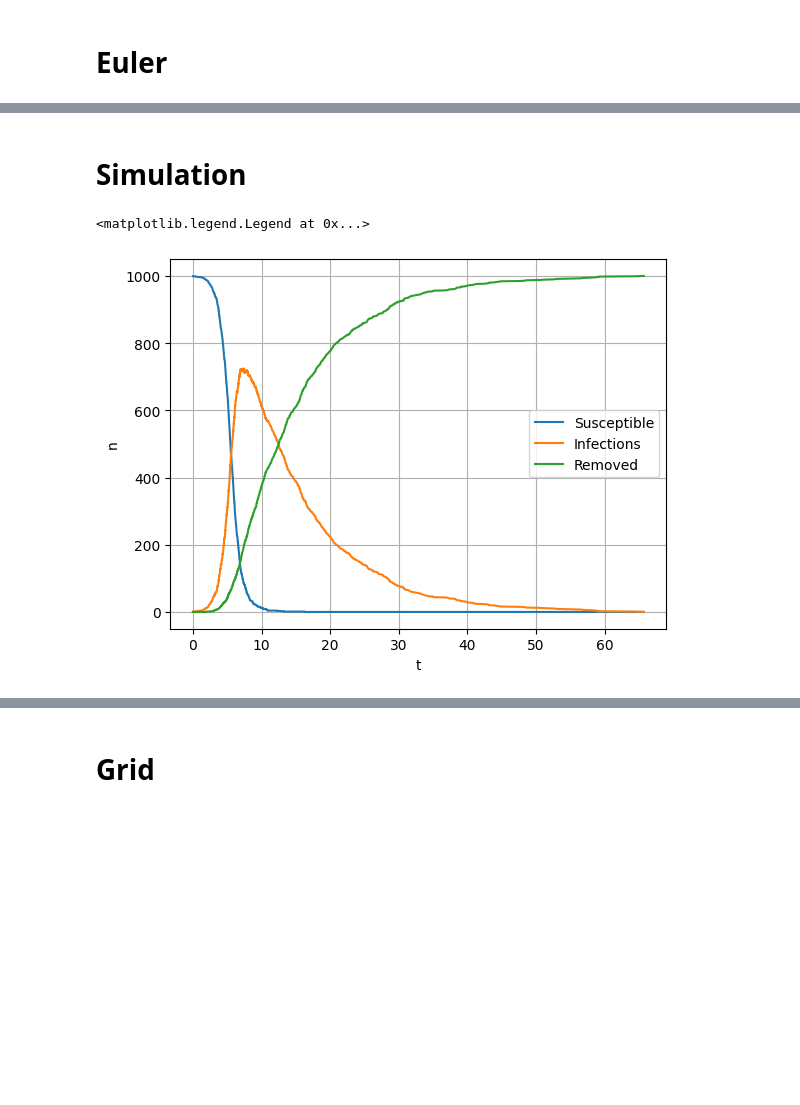
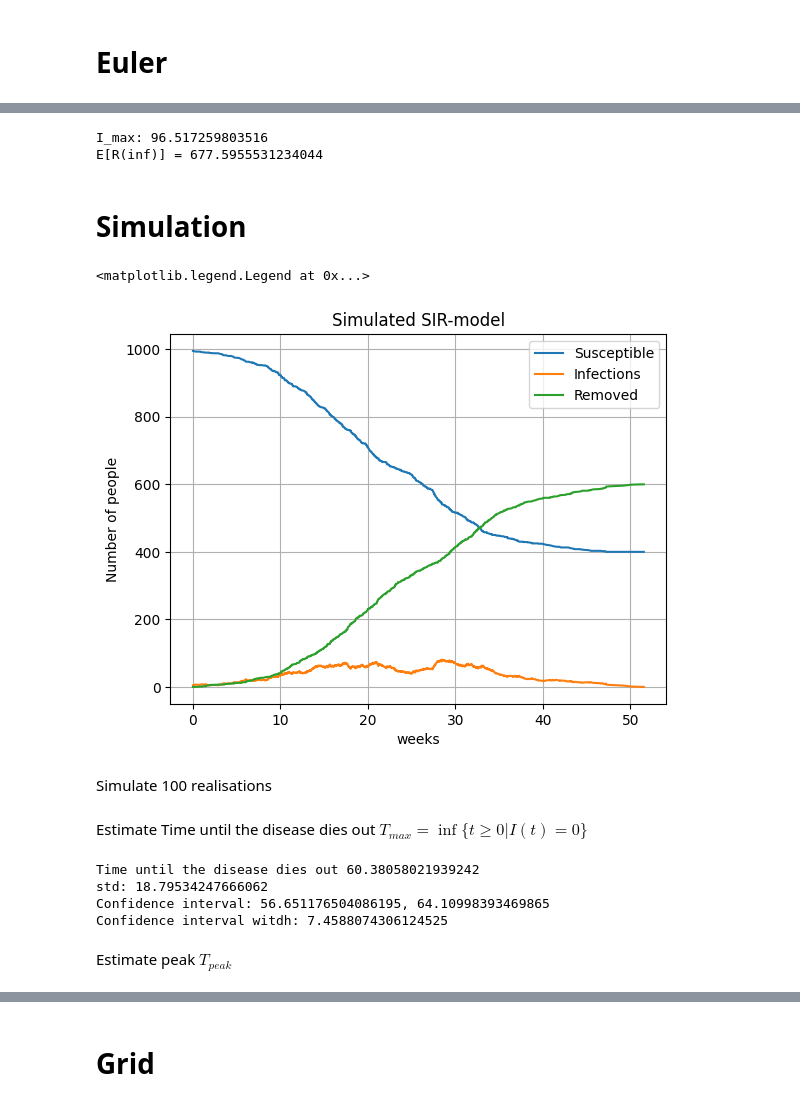
Before and after one commit to s224399/Stoc_sim_2k26, a Jupyter notebook: Project_2/Project_2_sir_Marius.ipynb, the cells around one changed output, grey strips where cells are left out. Drawn from its saved outputs; the diff is of its cells as text; code cells hidden in the pictures; blank space fills up the shorter version.

```diff
--- a/Project_2/Project_2_sir_Marius.ipynb
+++ b/Project_2/Project_2_sir_Marius.ipynb
@@ -4,20 +5,20 @@ import matplotlib.pyplot as plt
 # %% [markdown]
 # Euler
 # %%
-S = [1_000]   # Number of susceptible individuals
-I = [1]       # Number of infectious individuals
+S = [995]   # Number of susceptible individuals
+I = [5]       # Number of infectious individuals
 R = [0]       # Number of removed (and immune) or deceased individuals
 N = [S[0] + I[0] + R[0]]
 
 # Parameters
-beta = 1.4      # Infection rate
-gamma = 0.1     # Recovery rate
+beta = 0.5      # Infection rate
+gamma = 0.3     # Recovery rate
 
 # other
 rng = np.random.default_rng(30)
-iter_max = 10_000
+iter_max = 65000
 
-dt = 0.01
+dt = 0.001
 for t in range(iter_max):
     # Get Parameters
     St = S[t]
@@ -45,3 +51,9 @@ plt.plot(np.cumsum(dt*np.ones(10_001)),R)
+# %%
+print(f"I_max: {np.max(I)}")
+print(f"E[R(inf)] = {R[-1]}")
+# %% [output]
+I_max: 96.517259803516
+E[R(inf)] = 677.5955531234044
 # %% [markdown]
 # Simulation
 # %%
@@ -100,11 +116,15 @@ while True:
 # %%
+S,I,R,N,T = simple_sir(0.5, 0.3, seed=30)
 plt.plot(T,S, label="Susceptible")
 plt.plot(T,I, label="Infections")
 plt.plot(T, R, label="Removed")
 plt.grid()
-plt.xlabel("t")
-plt.ylabel("n")
+plt.title("Simulated SIR-model")
+plt.xlabel("weeks")
+plt.ylabel("Number of people")
 plt.legend()
 # %% [output]
 <matplotlib.legend.Legend at 0x...>
-[figure, old version]
+[figure, new version]
+# %% [markdown]
+Simulate 100 realisations
@@ -110,0 +142,32 @@ plt.legend()
+# %% [markdown]
+Estimate Time until the disease dies out $T_{max} = \inf\{t \geq 0 \vert I(t)=0\}$
+# %%
+T_MAX = np.empty(100)
+for i in range(100):
+    series = TT[i]
+    T_MAX[i] = series[-1]
+
+# Confidence interval
+n = 100
+alpha = 0.05
+s = np.std(T_MAX, ddof=1)
+x_bar = np.mean(T_MAX)
+se = s/np.sqrt(n)
+t_crit = ss.t.ppf(1 - alpha/2,df=n-1)
+
+
+ci_lower = x_bar - t_crit * se
+ci_upper = x_bar + t_crit * se
+
+
+print(f"Time until the disease dies out {x_bar}")
+print(f"std: {s}")
+print(f"Confidence interval: {ci_lower}, {ci_upper}")
+print(f"Confidence interval witdh: {ci_upper-ci_lower}")
+# %% [output]
+Time until the disease dies out 60.38058021939242
+std: 18.79534247666062
+Confidence interval: 56.651176504086195, 64.10998393469865
+Confidence interval witdh: 7.4588074306124525
+# %% [markdown]
+Estimate peak $T_{peak}$
```
Also changed, not shown: parts of 23 cells of this notebook.
